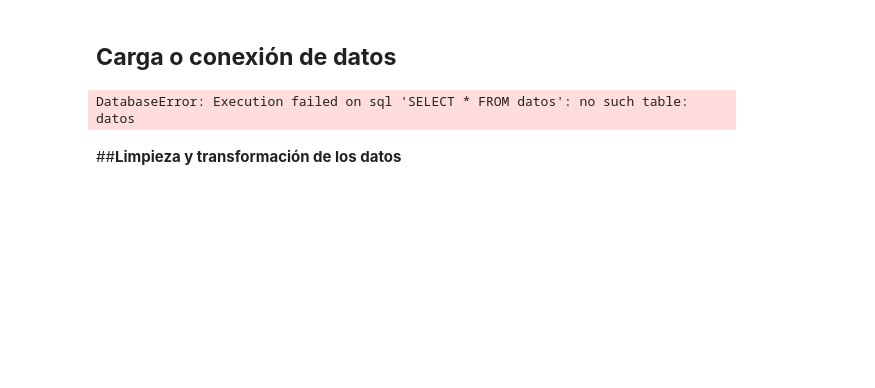
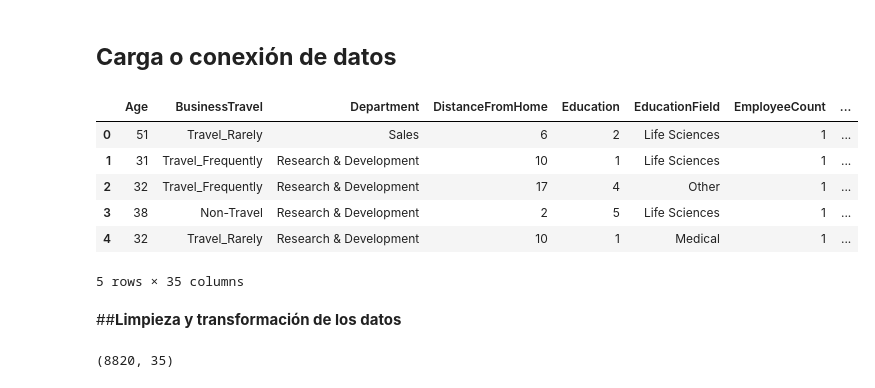
Before and after one commit to veronica1908/LEA2_20232, a Jupyter notebook: RH_Entrega1_ANALITICA3_librerías_y_limpieza.ipynb, the cells around one changed output. Drawn from its saved outputs; the diff is of its cells as text; code cells hidden in the pictures; blank space fills up the shorter version.

```diff
--- a/RH_Entrega1_ANALITICA3_librerías_y_limpieza.ipynb
+++ b/RH_Entrega1_ANALITICA3_librerías_y_limpieza.ipynb
@@ -32,21 +38,23 @@ Requirement already satisfied: threadpoolctl>=2.0.0 in /usr/local/lib/python3.10
 # %% [markdown]
 ## **Carga o conexión de datos**
-# %%
-# Conectarse a la base de datos SQLite
-conn = sqlite3.connect('procesamiento.db')
-
-# Escribir la consulta SQL para seleccionar los datos de la tabla
-consulta_sql = "SELECT * FROM datos"
-
-# Utilizar pandas para leer los datos directamente desde la base de datos
-datos = pd.read_sql_query(consulta_sql, conn)
-
-# Cerrar la conexión a la base de datos
-conn.close()
-
-# Mostrar los datos cargados en un DataFrame de Pandas
-print(datos)
-# %% [output]
-DatabaseError: Execution failed on sql 'SELECT * FROM datos': no such table: datos
+# %%
+# Cargar el contenido del archivo CSV-SQL en un DataFrame de Pandas
+dfdata = pd.read_csv("https://github.com/veronica1908/RH_Entrega1/raw/c510a11999febb3074b9eb5f7b1dc19a36435978/dftotal_Preprocesado.csv")
+
+# Visualizar las primeras filas del DataFrame
+dfdata.head()
+# %% [output]
+|  | Age | BusinessTravel | Department | DistanceFromHome | Education | EducationField | EmployeeCount | ... |
+| 0 | 51 | Travel_Rarely | Sales | 6 | 2 | Life Sciences | 1 | ... |
+| 1 | 31 | Travel_Frequently | Research & Development | 10 | 1 | Life Sciences | 1 | ... |
+| 2 | 32 | Travel_Frequently | Research & Development | 17 | 4 | Other | 1 | ... |
+| 3 | 38 | Non-Travel | Research & Development | 2 | 5 | Life Sciences | 1 | ... |
+| 4 | 32 | Travel_Rarely | Research & Development | 10 | 1 | Medical | 1 | ... |
+5 rows × 35 columns
 # %% [markdown]
 ##**Limpieza y transformación de los datos**
+# %%
+# Revisión inicial de datos para obsevar las dimensiones del dataframe
+dfdata.shape
+# %% [output]
+(8820, 35)
```
Also changed, not shown: parts of 19 cells of this notebook.
